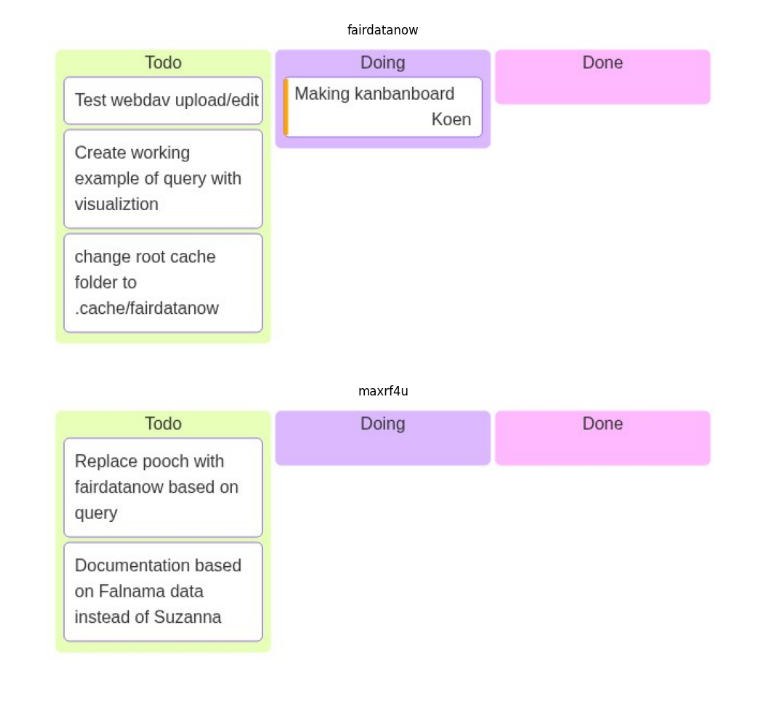
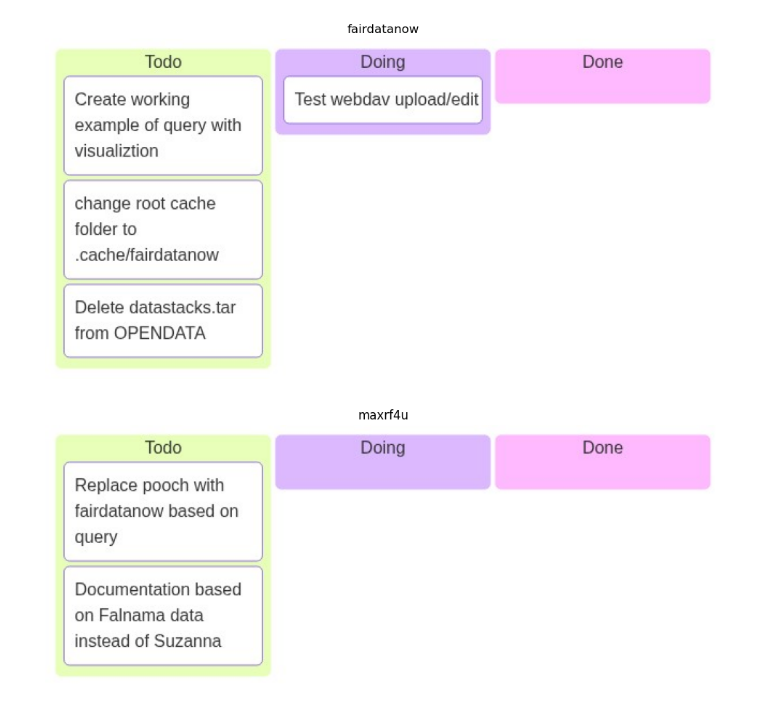
Before and after one commit to fligt/falnama-notebooks, a Jupyter notebook: nbs/Kanbanboard.ipynb, the cells around one changed output. Saved outputs shown, nothing was run; the diff lists cells and outputs as text; code cells hidden in the pictures.

Commit message:
updated kanbanboard

```diff
--- a/nbs/Kanbanboard.ipynb
+++ b/nbs/Kanbanboard.ipynb
@@ -22,19 +22,19 @@ def mm(title, graph):
 # %%
 img = mm('fairdatanow', """
 kanban
     Todo
-        [Test webdav upload/edit]
         [Create working example of query with visualiztion]
         [change root cache folder to .cache/fairdatanow]
-
+        [Delete datastacks.tar from OPENDATA]
 
     Doing
-        [Making kanbanboard]@{assigned: 'Koen', priority: 'High'}
+        [Test webdav upload/edit]
+
 
     Done
 """)
 # %% [output]
-[figure, old version]
+[figure, new version]
 # %%
 mm('maxrf4u', """
 kanban
```
Also changed, not shown: parts of 1 cell of this notebook.
